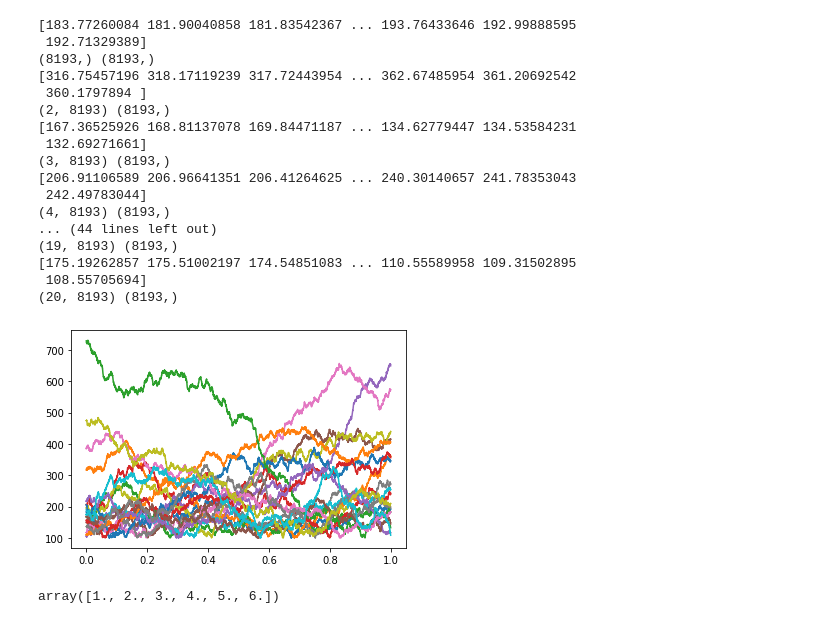
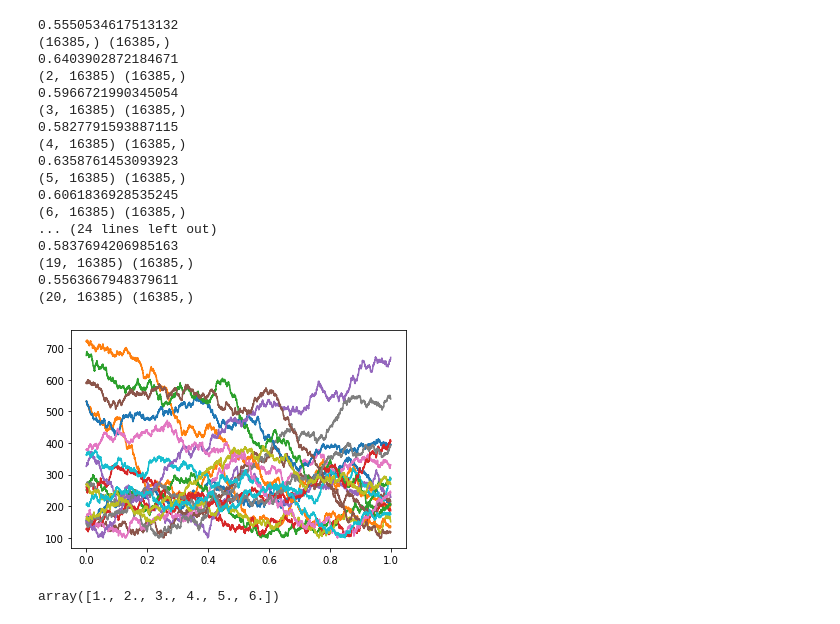
Before and after one commit to braedyn-au/StockMarketCascades, a Jupyter notebook: fbm/draft_mat36.ipynb, the cells around one changed output. Saved outputs shown, nothing was run; the diff lists cells and outputs as text; code cells hidden in the pictures.

```diff
--- a/fbm/draft_mat36.ipynb
+++ b/fbm/draft_mat36.ipynb
@@ -44,34 +44,37 @@ plt.plot(np.linspace(0,2**13,int(2**13+1)),(tfbm+abs(np.min(tfbm)))*10)
 # %%
-fbm20 = np.empty(2**13+1)
+fbm20 = np.empty(2**14+1)
+hurstpool = np.empty(2**14+1)
+for i in range(20):
+    hurst = np.random.uniform(0.55,0.65)
+    fbmnp = (fbm(hurst, 2**14,2**14)+5)
+    fbmnp = (fbmnp + abs(np.min(fbmnp)))+100
+    #fbmnp = fbm(0.5)+100
+    print(hurst)
 
-for i in range(20):
-    fbmnp = (fbm(np.random.uniform(0.55,0.65), 2**13,2**13)+5)
-    fbmnp = (fbmnp + abs(np.min(fbmnp)))*20
-    #fbmnp = fbm(0.5)+100
-    print(fbmnp)
     print(np.shape(fbm20),np.shape(fbmnp))
     fbm20 = np.vstack((fbm20,fbmnp))
+    hurstpool = np.vstack((hurstpool,np.repeat(hurst,2**14+1)))
 # %% [output]
-[183.77260084 181.90040858 181.83542367 ... 193.76433646 192.99888595
- 192.71329389]
-(8193,) (8193,)
-[316.75457196 318.17119239 317.72443954 ... 362.67485954 361.20692542
- 360.1797894 ]
-(2, 8193) (8193,)
-[167.36525926 168.81137078 169.84471187 ... 134.62779447 134.53584231
- 132.69271661]
-(3, 8193) (8193,)
-[206.91106589 206.96641351 206.41264625 ... 240.30140657 241.78353043
- 242.49783044]
-(4, 8193) (8193,)
-... (44 lines left out)
-(19, 8193) (8193,)
-[175.19262857 175.51002197 174.54851083 ... 110.55589958 109.31502895
- 108.55705694]
-(20, 8193) (8193,)
+0.5550534617513132
+(16385,) (16385,)
+0.6403902872184671
+(2, 16385) (16385,)
+0.5966721990345054
+(3, 16385) (16385,)
+0.5827791593887115
+(4, 16385) (16385,)
+0.6358761453093923
+(5, 16385) (16385,)
+0.6061836928535245
+(6, 16385) (16385,)
+... (24 lines left out)
+0.5837694206985163
+(19, 16385) (16385,)
+0.5563667948379611
+(20, 16385) (16385,)
 # %%
 for i in range(1,np.shape(fbm20)[0]):
-    plt.plot(np.linspace(0,1,int(2**13+1)),fbm20[i])
+    plt.plot(np.linspace(0,1,int(2**13+1)),fbm20[i][2000:2**13+1+2000])
 plt.show()
 # %% [output]
-[figure, old version]
+[figure, new version]
```
Also changed, not shown: parts of 3 cells of this notebook, 4 other files.
